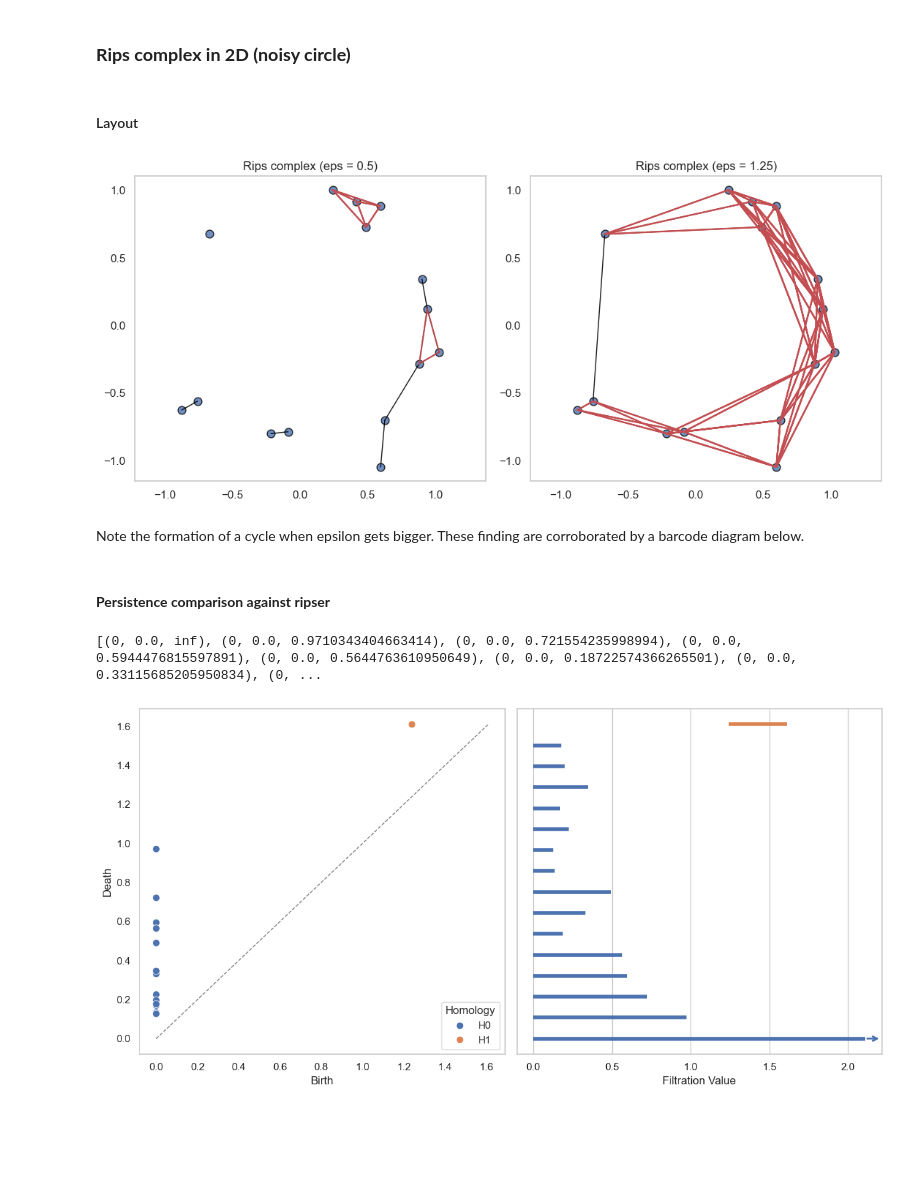
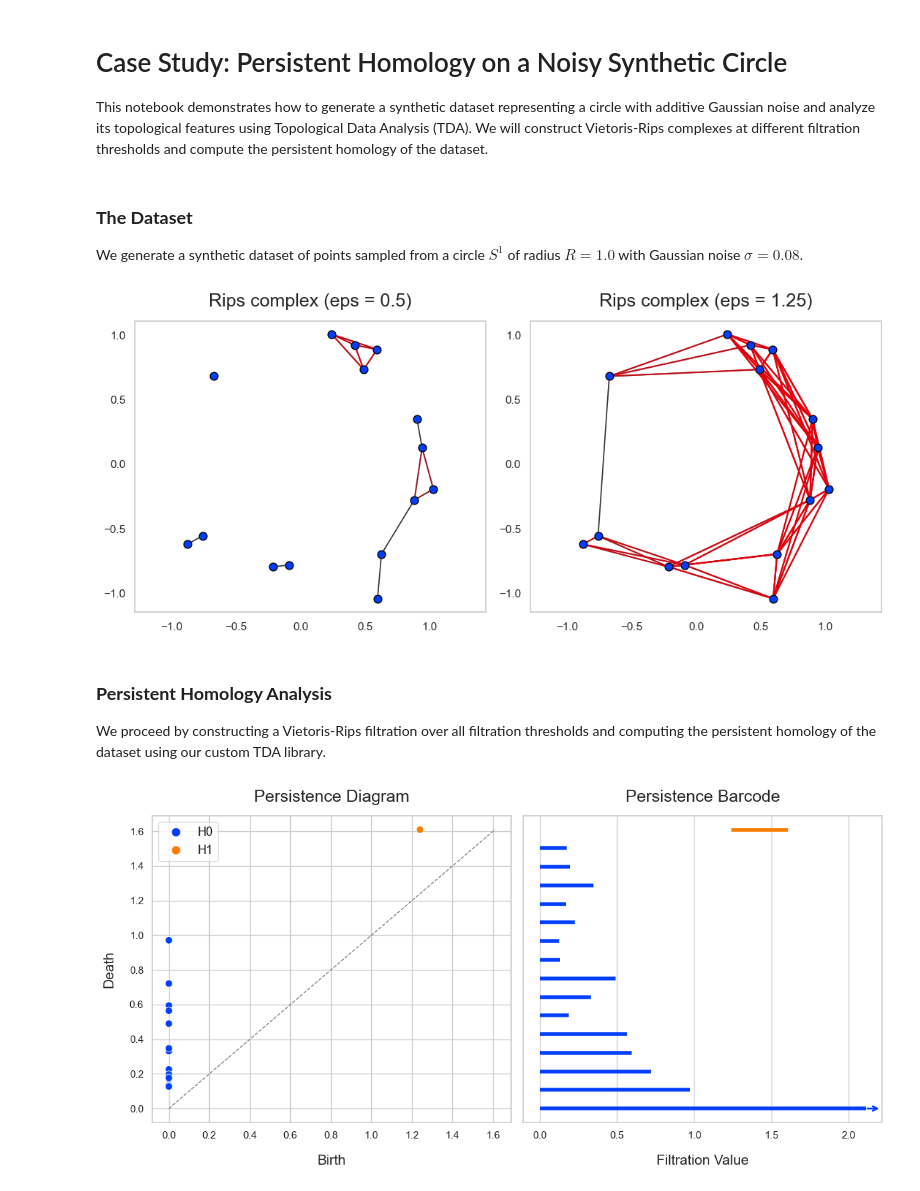
Before and after one commit to DovydasVe/computational-geometry-tda, a Jupyter notebook: notebooks/case_study_synthetic_dataset.ipynb, the cells around one changed output. Cells and saved outputs as stored; diff of their text form; code cells hidden in the pictures; blank space fills up the shorter version.

```diff
--- a/notebooks/case_study_synthetic_dataset.ipynb
+++ b/notebooks/case_study_synthetic_dataset.ipynb
@@ -1,19 +1,25 @@
+# %% [markdown]
+# Case Study: Persistent Homology on a Noisy Synthetic Circle
+
+This notebook demonstrates how to generate a synthetic dataset representing a circle with additive Gaussian noise and analyze its topological features using Topological Data Analysis (TDA). We will construct Vietoris-Rips complexes at different filtration thresholds and compute the persistent homology of the dataset.
 # %%
 import sys
 import os
 sys.path.append(os.path.abspath('..'))
+
 import numpy as np
 from ripser import ripser
 from persim import plot_diagrams
 import matplotlib.pyplot as plt
 import seaborn as sns
 sns.set_theme(style="whitegrid")
+palette = sns.color_palette("bright")
 from core.topology import SimplicialComplex
 from core.persistence import rips_filtration, PersistenceDiagram
-# %% [markdown]
-### **Rips complex in 2D (noisy circle)**
-# %% [markdown]
-#### Layout
+# %% [markdown]
+### **The Dataset**
+
+We generate a synthetic dataset of points sampled from a circle $S^1$ of radius $R = 1.0$ with Gaussian noise $\sigma = 0.08$.
 # %%
 np.random.seed(42)
 
@@ -26,49 +32,52 @@ noise = np.random.normal(0, noise_level, n_samples)
 noisy_radius = radius + noise
 
 x = noisy_radius * np.cos(angles)
 y = noisy_radius * np.sin(angles)
 
 dataset = np.column_stack((x, y))
 
 
 fig, axes = plt.subplots(1, 2, figsize=(11, 5))
 
 for ax, eps in zip(axes, [0.5, 1.25]):
 
     complex = SimplicialComplex()
     rips = complex.rips_complex(dataset, eps)
 
     edges = rips.by_dim.get(1, [])
     triangles = rips.by_dim.get(2, [])
 
-    ax.scatter(dataset[:, 0], dataset[:, 1],
-               color=sns.color_palette()[0],
-               s=60, edgecolor='black', alpha=0.8)
-
-    ax.set_title(f"Rips complex (eps = {eps})")
+    ax.set_title(f"Rips complex (eps = {eps})", fontsize=18, pad=15)
     ax.axis('equal')
     ax.grid(False)
+
+    for s in triangles:
+        i, j, k = s.vertices
+        poly = dataset[[i, j, k, i]]
+        ax.plot(poly[:, 0], poly[:, 1],
+                color=palette[3], alpha=0.5, zorder=2)
 
     for s in edges:
         i, j = s.vertices
         ax.plot([dataset[i, 0], dataset[j, 0]],
                 [dataset[i, 1], dataset[j, 1]],
-                color="black", alpha=0.9, linewidth=1)
+                color="black", alpha=0.8, linewidth=1.2, zorder=1)
 
-    for s in triangles:
-        i, j, k = s.vertices
-        poly = dataset[[i, j, k, i]]
-        ax.plot(poly[:, 0], poly[:, 1],
-                color=sns.color_palette()[3], alpha=0.9)
+    ax.scatter(dataset[:, 0], dataset[:, 1],
+               color='white', s=55, alpha=1.0, zorder=2.5)
+
+    ax.scatter(dataset[:, 0], dataset[:, 1],
+               color=palette[0],
+               s=60, edgecolor='black', alpha=1, zorder=3)
 
 plt.tight_layout()
 plt.show()
 # %% [output]
-[figure, old version]
+[figure, new version]
-# %% [markdown]
-Note the formation of a cycle when epsilon gets bigger. These finding are corroborated by a barcode diagram below.
-# %% [markdown]
-#### **Persistence comparison against ripser**
+# %% [markdown]
+### **Persistent Homology Analysis**
+
+We proceed by constructing a Vietoris-Rips filtration over all filtration thresholds and computing the persistent homology of the dataset using our custom TDA library.
 # %%
 F = rips_filtration(dataset)
 pairs = F.extract_pairs()
@@ -82,8 +91,7 @@ for p in pairs:
         continue
     clean_pairs.append(p)
 
-print(clean_pairs)
-
+# print(clean_pairs)
 
 PD = PersistenceDiagram()
 for pair in clean_pairs:
@@ -91,5 +99,4 @@ for pair in clean_pairs:
 
 PD.plot_diagram()
 # %% [output]
-[(0, 0.0, inf), (0, 0.0, 0.9710343404663414), (0, 0.0, 0.721554235998994), (0, 0.0, 0.5944476815597891), (0, 0.0, 0.5644763610950649), (0, 0.0, 0.18722574366265501), (0, 0.0, 0.33115685205950834), (0, ...
-[figure, old version]
+[figure, new version]
```
Also changed, not shown: parts of 4 cells of this notebook, 3 other files.
